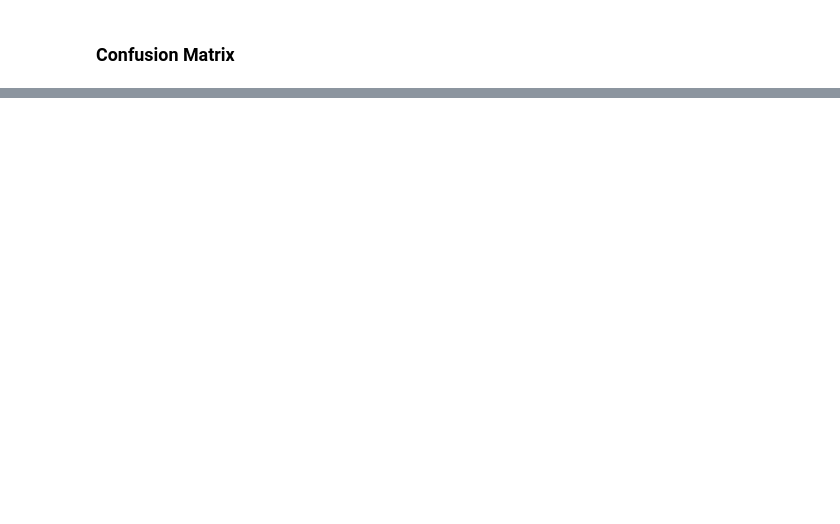
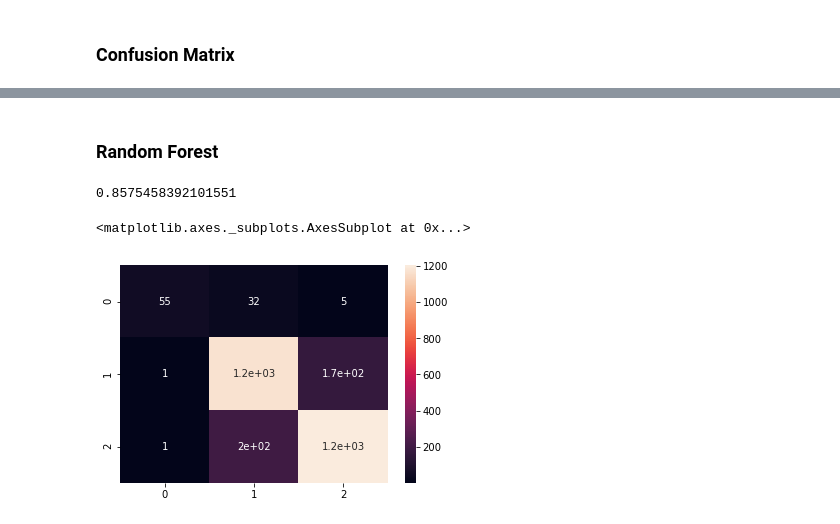
Before and after one commit to swathijs1619/Journal_Decision_Using_ML, a Jupyter notebook: COVID -19 Journal Decision using ML-Copy1_using_3-journals.ipynb, the cells around one changed output, grey strips where cells are left out. Saved outputs shown, nothing was run; the diff lists cells and outputs as text; code cells hidden in the pictures; blank space fills up the shorter version.

```diff
--- a/COVID -19 Journal Decision using ML-Copy1_using_3-journals.ipynb
+++ b/COVID -19 Journal Decision using ML-Copy1_using_3-journals.ipynb
@@ -1156,0 +1162,6 @@ plt.plot(accuracy)
+# %%
+tfidf_train_final,tfidf_test_final = select_features(train_tfidf,y_train,test_tfidf,627)
+model = KNeighborsClassifier(n_neighbors = 18)
+model.fit(tfidf_train_final,y_train)
+predictions = model.predict(tfidf_test_final)
+print(metrics.accuracy_score(y_test, predictions))
@@ -1156,0 +1170,6 @@ plt.plot(accuracy)
+# %%
+tfidf_train_final,tfidf_test_final = select_features(train_tfidf,y_train,test_tfidf,627)
+xgbc = XGBClassifier()
+xgbc.fit(tfidf_train_final,y_train)
+predictions = xgbc.predict(tfidf_test_final)
+print(metrics.accuracy_score(y_test, predictions))
@@ -1156,0 +1179,15 @@ plt.plot(accuracy)
+# %% [markdown]
+### Random Forest
+# %%
+from sklearn.ensemble import RandomForestClassifier
+model=RandomForestClassifier(n_estimators=100)
+model.fit(tfidf_train_final,y_train)
+predictions = model.predict(tfidf_test_final)
+print(metrics.accuracy_score(y_test,predictions))
+# %% [output]
+0.8575458392101551
+# %%
+sns.heatmap(metrics.confusion_matrix(y_test, predictions), annot=True)
+# %% [output]
+<matplotlib.axes._subplots.AxesSubplot at 0x...>
+[figure, added]
```
Also changed, not shown: parts of 51 cells of this notebook, 3 other files.
